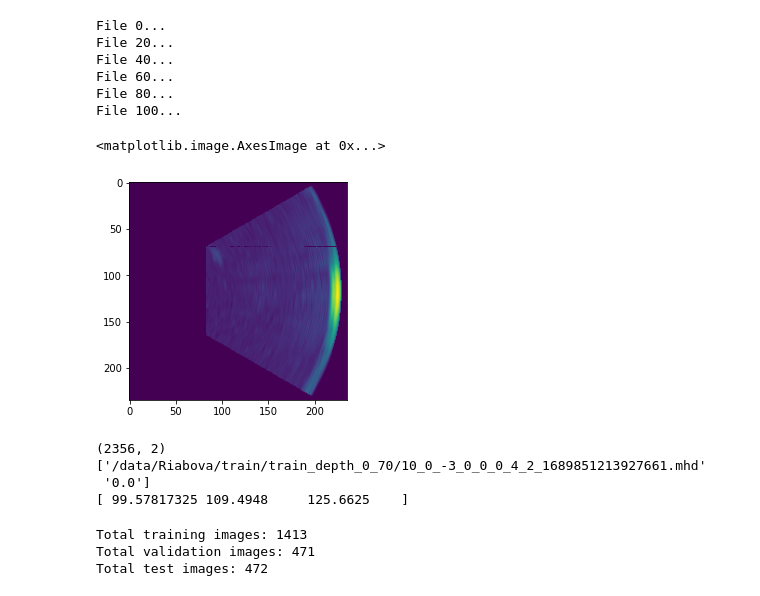
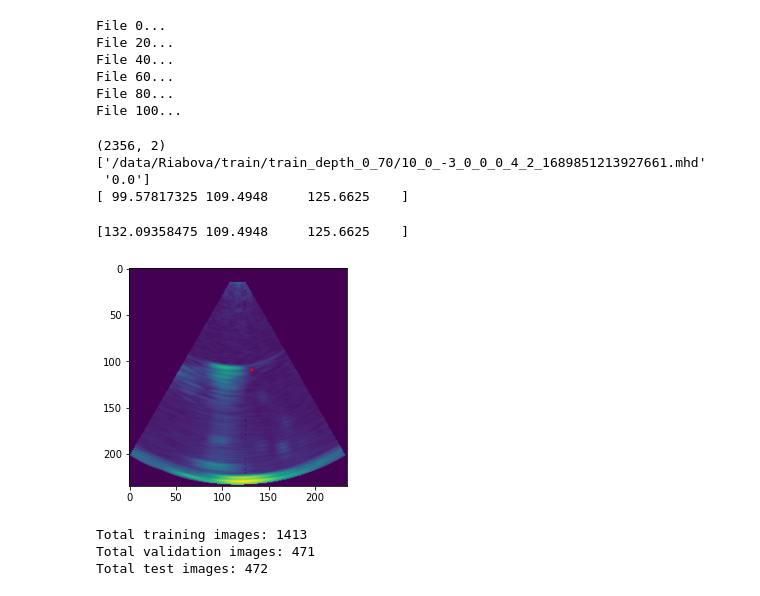
Before and after one commit to ryabovasasha08/US_3D_needle_detection, a Jupyter notebook: main.ipynb, the cells around one changed output. Drawn from its saved outputs; the diff is of its cells as text; code cells hidden in the pictures.

```diff
--- a/main.ipynb
+++ b/main.ipynb
@@ -42,18 +42,6 @@ File 40...
 File 60...
 File 80...
 File 100...
-# %%
-from PIL import Image
-import matplotlib.pyplot as plt
-from PIL import Image
-from utils.type_reader import get_image_array
-
-#Check that frames are being displayed correctly
-input_image = get_image_array(all_files_mhd[0])
-plt.imshow(input_image[:, :, 69, 3])
-# %% [output]
-<matplotlib.image.AxesImage at 0x...>
-[figure, removed]
 # %%
 X = np.vstack((all_frames_filenames_array, frame_nums)).transpose()
 y = labels
@@ -65,6 +53,24 @@ print(y[0, :])
 ['/data/Riabova/train/train_depth_0_70/10_0_-3_0_0_0_4_2_1689851213927661.mhd'
  '0.0']
 [ 99.57817325 109.4948     125.6625    ]
+# %%
+from matplotlib import pyplot as plt, patches
+from utils.type_reader import get_image_array
+
+#Check that frames are being displayed correctly
+img_num = 10
+input_image = get_image_array(X[img_num][0])
+frame_num = int(float(X[img_num][1]))
+label = labels[img_num]
+print(label)
+fig = plt.figure()
+ax = fig.add_subplot()
+plt.imshow(input_image[:, :, int(label[2]), frame_num].T)
+ax.add_patch(patches.Circle((int(label[0]), int(label[1])), radius=1, color='red'))
+plt.show()
+# %% [output]
+[132.09358475 109.4948     125.6625    ]
+[figure, added]
 # %%
 VALID_PERCENT = 0.2
 TEST_PERCENT = 0.2
```
Also changed, not shown: parts of 5 cells of this notebook, 3 other files.
